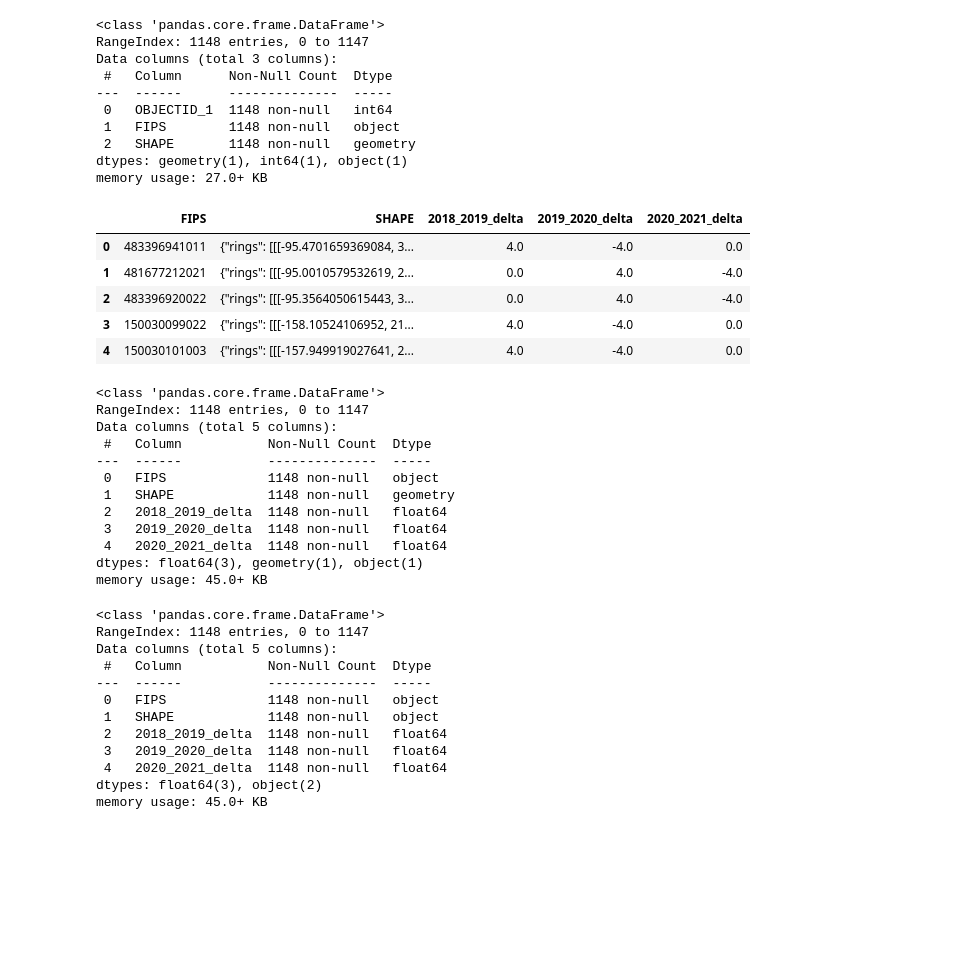
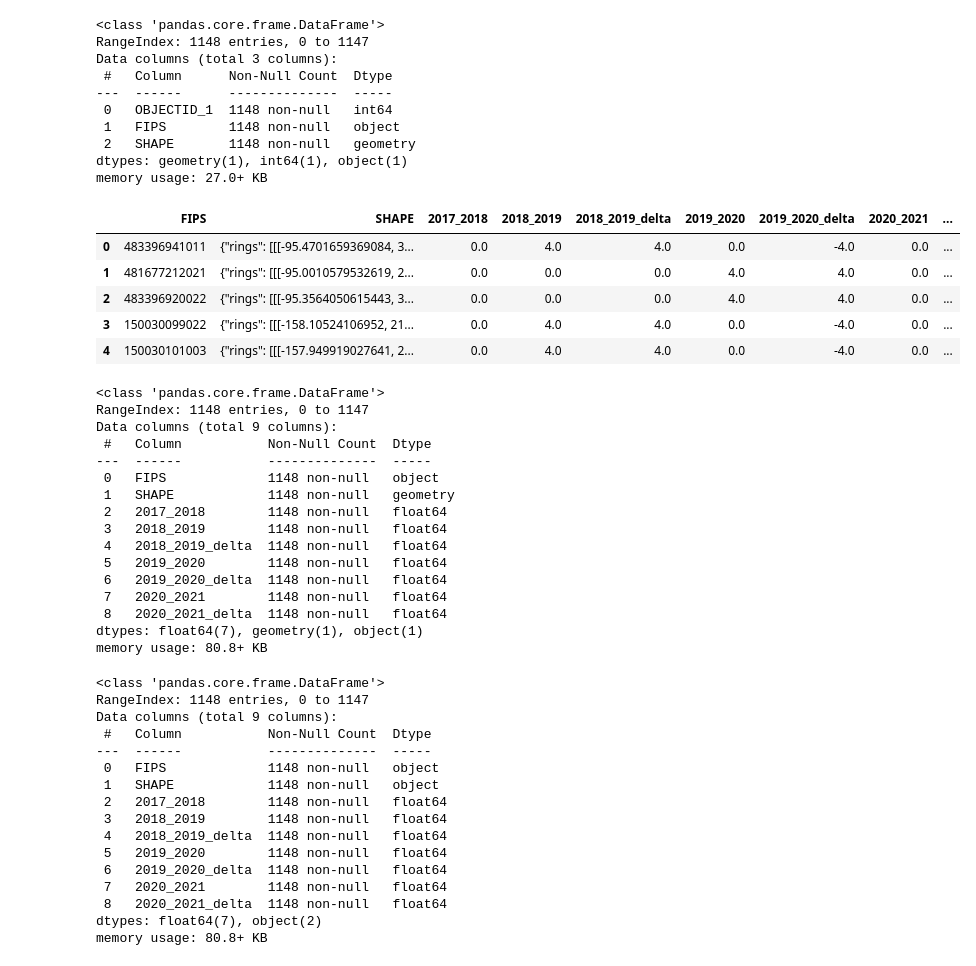
Before and after one commit to knu2xs/safegraph-data-utilities, a Jupyter notebook: notebooks/03-patterns-cbgs.ipynb, the cells around one changed output. Cells and saved outputs as stored; diff of their text form; code cells hidden in the pictures; blank space fills up the shorter version.

```diff
--- a/notebooks/03-patterns-cbgs.ipynb
+++ b/notebooks/03-patterns-cbgs.ipynb
@@ -226,31 +226,35 @@ Data columns (total 3 columns):
 dtypes: geometry(1), int64(1), object(1)
 memory usage: 27.0+ KB
 # %%
-bg_df = bg_shp_df.join(dlta_df, on='FIPS').drop(columns='OBJECTID_1')
+bg_df = bg_shp_df.join(season_delta_df, on='FIPS').drop(columns='OBJECTID_1')
 
 bg_df.head()
 # %% [output]
-|  | FIPS | SHAPE | 2018_2019_delta | 2019_2020_delta | 2020_2021_delta |
-| 0 | 483396941011 | {"rings": [[[-95.4701659369084, 3... | 4.0 | -4.0 | 0.0 |
-| 1 | 481677212021 | {"rings": [[[-95.0010579532619, 2... | 0.0 | 4.0 | -4.0 |
-| 2 | 483396920022 | {"rings": [[[-95.3564050615443, 3... | 0.0 | 4.0 | -4.0 |
-| 3 | 150030099022 | {"rings": [[[-158.10524106952, 21... | 4.0 | -4.0 | 0.0 |
-| 4 | 150030101003 | {"rings": [[[-157.949919027641, 2... | 4.0 | -4.0 | 0.0 |
+|  | FIPS | SHAPE | 2017_2018 | 2018_2019 | 2018_2019_delta | 2019_2020 | 2019_2020_delta | 2020_2021 | ... |
+| 0 | 483396941011 | {"rings": [[[-95.4701659369084, 3... | 0.0 | 4.0 | 4.0 | 0.0 | -4.0 | 0.0 | ... |
+| 1 | 481677212021 | {"rings": [[[-95.0010579532619, 2... | 0.0 | 0.0 | 0.0 | 4.0 | 4.0 | 0.0 | ... |
+| 2 | 483396920022 | {"rings": [[[-95.3564050615443, 3... | 0.0 | 0.0 | 0.0 | 4.0 | 4.0 | 0.0 | ... |
+| 3 | 150030099022 | {"rings": [[[-158.10524106952, 21... | 0.0 | 4.0 | 4.0 | 0.0 | -4.0 | 0.0 | ... |
+| 4 | 150030101003 | {"rings": [[[-157.949919027641, 2... | 0.0 | 4.0 | 4.0 | 0.0 | -4.0 | 0.0 | ... |
 # %%
 bg_df.info()
 # %% [output]
 <class 'pandas.core.frame.DataFrame'>
 RangeIndex: 1148 entries, 0 to 1147
-Data columns (total 5 columns):
+Data columns (total 9 columns):
  #   Column           Non-Null Count  Dtype
 ---  ------           --------------  -----
  0   FIPS             1148 non-null   object
  1   SHAPE            1148 non-null   geometry
- 2   2018_2019_delta  1148 non-null   float64
- 3   2019_2020_delta  1148 non-null   float64
- 4   2020_2021_delta  1148 non-null   float64
-dtypes: float64(3), geometry(1), object(1)
-memory usage: 45.0+ KB
+ 2   2017_2018        1148 non-null   float64
+ 3   2018_2019        1148 non-null   float64
+ 4   2018_2019_delta  1148 non-null   float64
+ 5   2019_2020        1148 non-null   float64
+ 6   2019_2020_delta  1148 non-null   float64
+ 7   2020_2021        1148 non-null   float64
+ 8   2020_2021_delta  1148 non-null   float64
+dtypes: float64(7), geometry(1), object(1)
+memory usage: 80.8+ KB
 # %%
 bg_df.SHAPE = bg_df.SHAPE.apply(lambda geom: json.dumps(geom.JSON))
 
@@ -258,15 +262,19 @@ bg_df.info()
 # %% [output]
 <class 'pandas.core.frame.DataFrame'>
 RangeIndex: 1148 entries, 0 to 1147
-Data columns (total 5 columns):
+Data columns (total 9 columns):
  #   Column           Non-Null Count  Dtype
 ---  ------           --------------  -----
  0   FIPS             1148 non-null   object
  1   SHAPE            1148 non-null   object
- 2   2018_2019_delta  1148 non-null   float64
- 3   2019_2020_delta  1148 non-null   float64
- 4   2020_2021_delta  1148 non-null   float64
-dtypes: float64(3), object(2)
-memory usage: 45.0+ KB
+ 2   2017_2018        1148 non-null   float64
+ 3   2018_2019        1148 non-null   float64
+ 4   2018_2019_delta  1148 non-null   float64
+ 5   2019_2020        1148 non-null   float64
+ 6   2019_2020_delta  1148 non-null   float64
+ 7   2020_2021        1148 non-null   float64
+ 8   2020_2021_delta  1148 non-null   float64
+dtypes: float64(7), object(2)
+memory usage: 80.8+ KB
 # %%
 bg_df.to_parquet(dir_int/'block_group_patterns.parquet')
```
Also changed, not shown: 3 other files.
